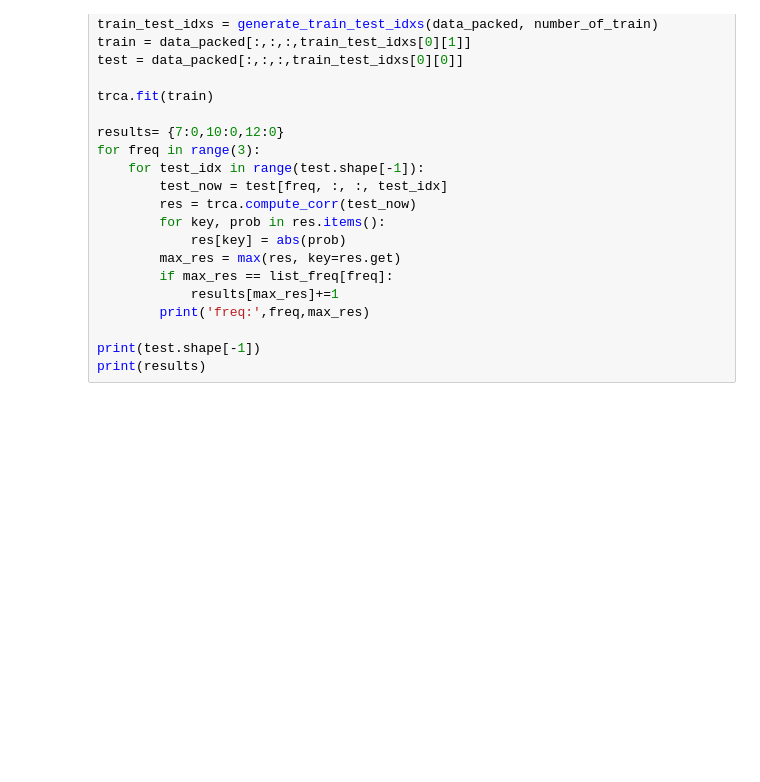
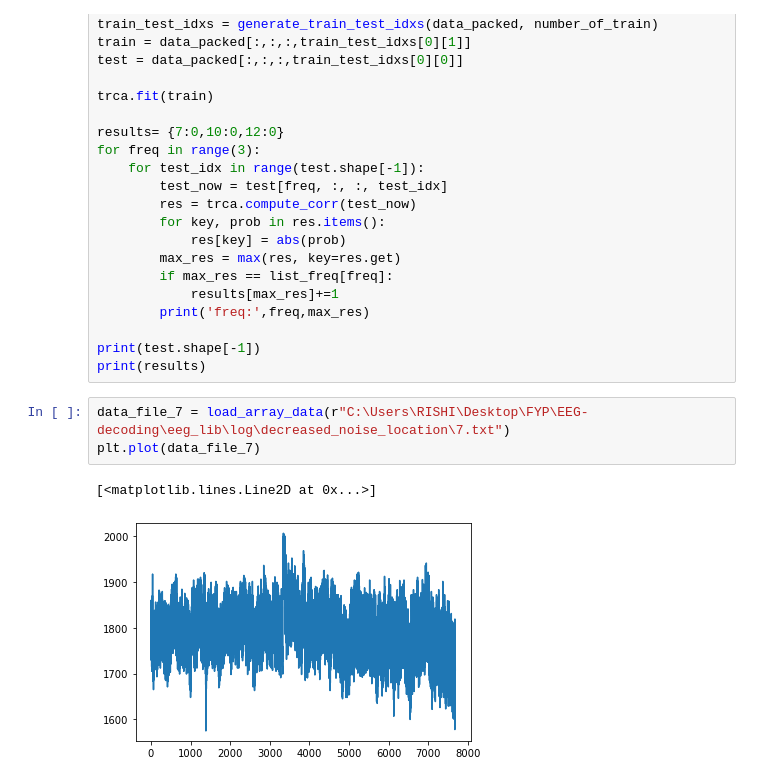
Before and after one commit to yagami009/ding, a Jupyter notebook: Testing.ipynb, the cells around one changed output. Cells and saved outputs as stored; diff of their text form; blank space fills up the shorter version.

Commit message:
more data

```diff
--- a/Testing.ipynb
+++ b/Testing.ipynb
@@ -1395,3 +1380,9 @@ for freq in range(3):
 
 print(test.shape[-1])
 print(results)
+# %%
+data_file_7 = load_array_data(r"C:\Users\RISHI\Desktop\FYP\EEG-decoding\eeg_lib\log\decreased_noise_location\7.txt")
+plt.plot(data_file_7)
+# %% [output]
+[<matplotlib.lines.Line2D at 0x...>]
+[figure, added]
```
Also changed, not shown: parts of 4 cells of this notebook, 15 other files.
